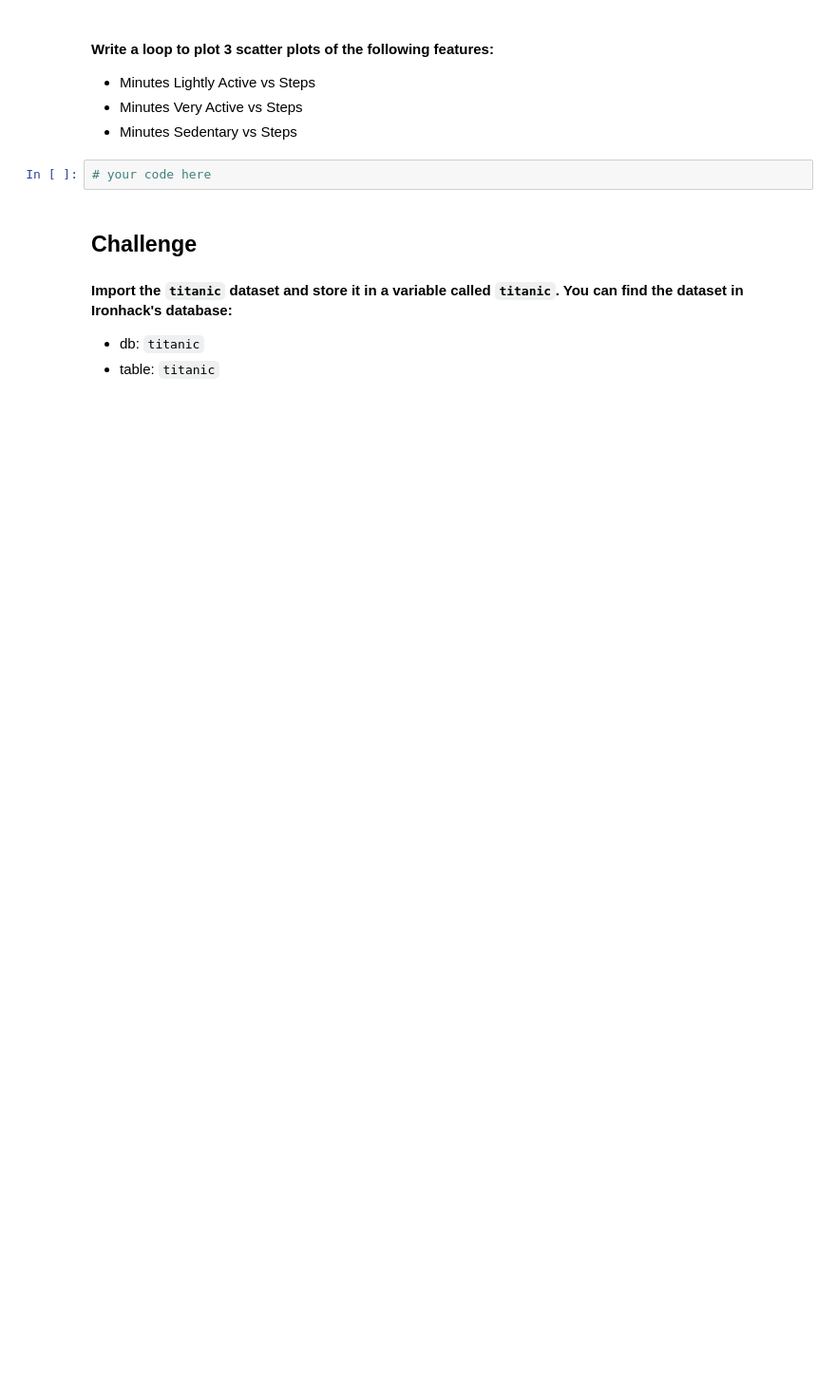
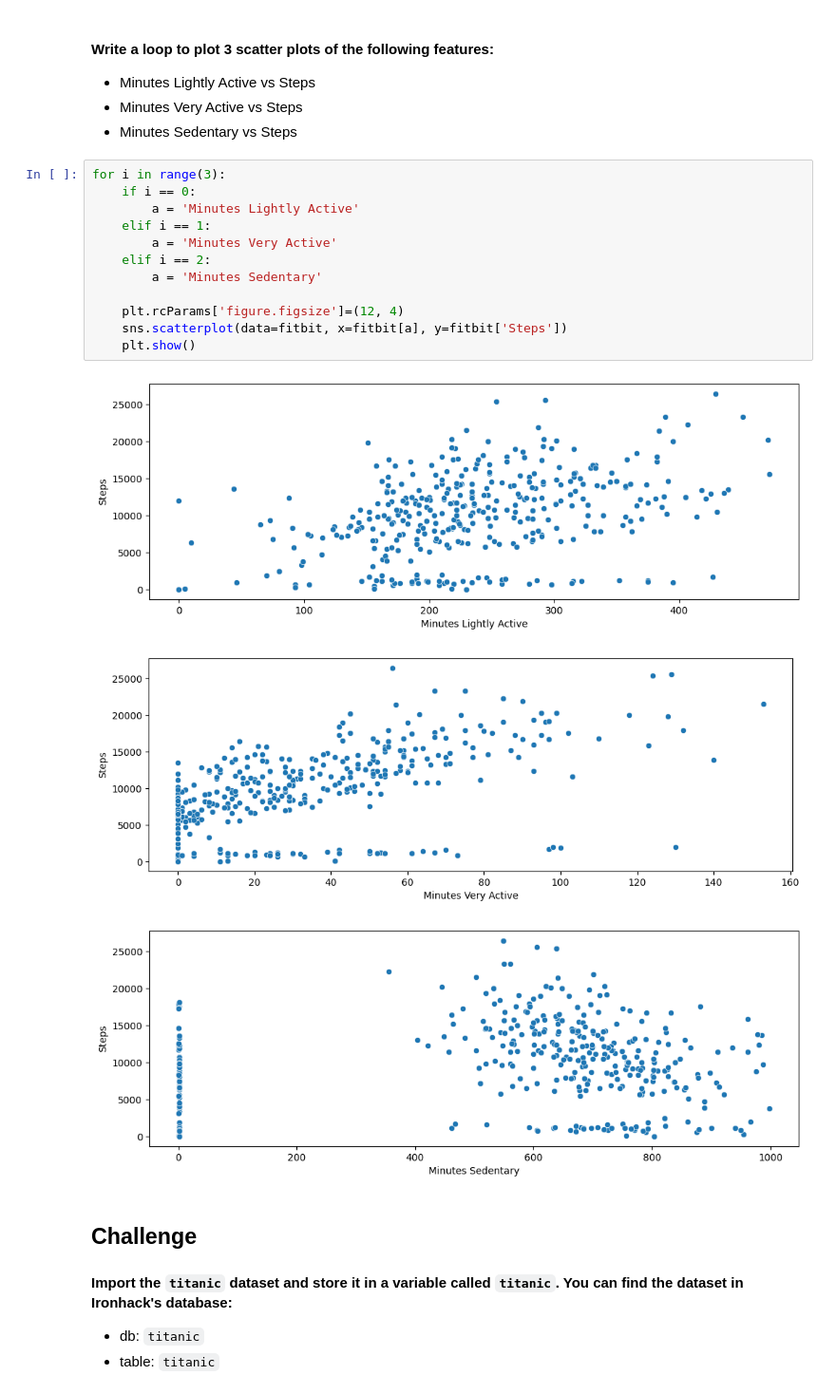
Before and after one commit to GonzaloGmv/lab_matplotlib_seaborn, a Jupyter notebook: Lab Matplotlib & Seaborn.ipynb, the cells around one changed output. Shown at 95% size. Saved outputs shown, nothing was run; the diff lists cells and outputs as text; blank space fills up the shorter version.

```diff
--- a/Lab Matplotlib & Seaborn.ipynb
+++ b/Lab Matplotlib & Seaborn.ipynb
@@ -55,8 +55,22 @@ plt.savefig("f2.jpg")
 * Minutes Lightly Active vs Steps
 * Minutes Very Active vs Steps
 * Minutes Sedentary vs Steps
-# %%
-# your code here
+# %%
+for i in range(3):
+    if i == 0:
+        a = 'Minutes Lightly Active'
+    elif i == 1:
+        a = 'Minutes Very Active'
+    elif i == 2:
+        a = 'Minutes Sedentary'
+
+    plt.rcParams['figure.figsize']=(12, 4)
+    sns.scatterplot(data=fitbit, x=fitbit[a], y=fitbit['Steps'])
+    plt.show()
+# %% [output]
+[figure, added]
+[figure, added]
+[figure, added]
 # %% [markdown]
 ## Challenge
 
```
Also changed, not shown: parts of 25 cells of this notebook, 5 other files.
